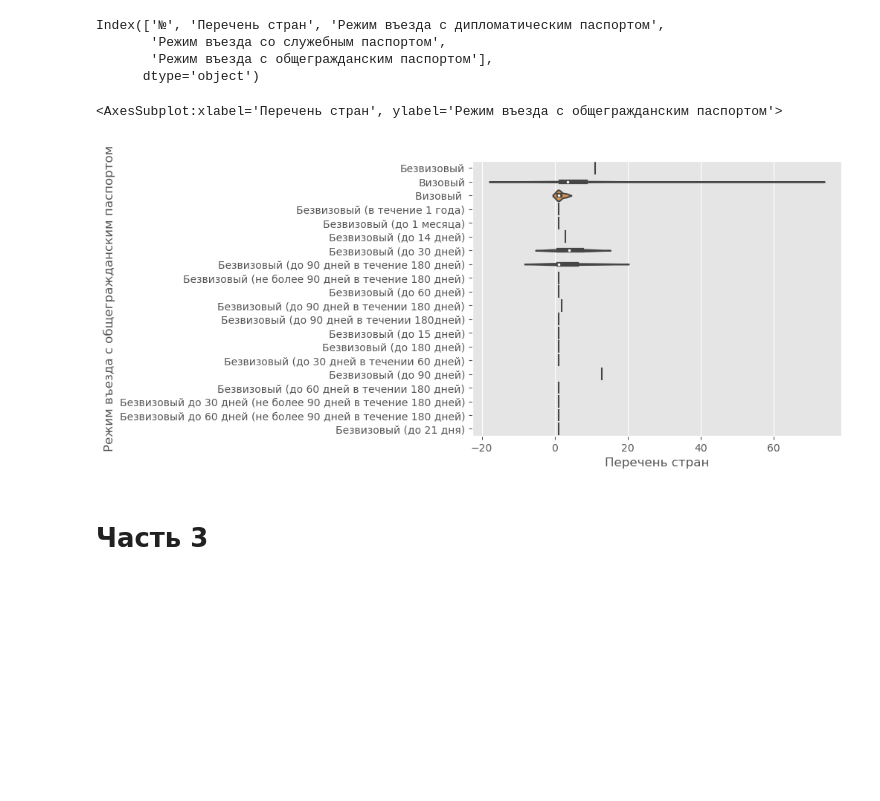
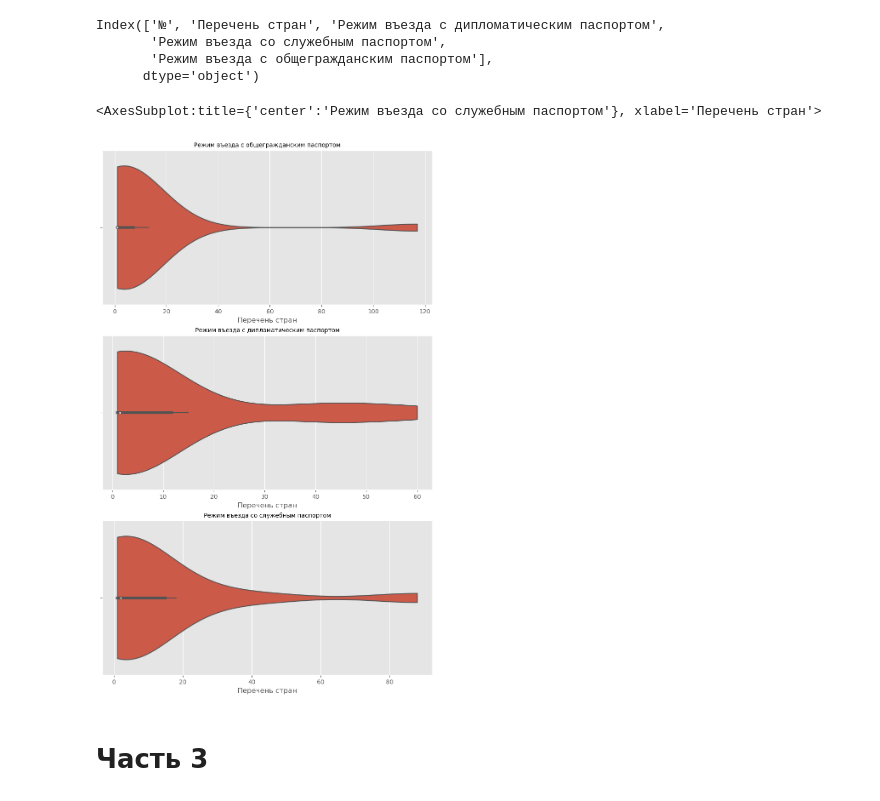
Before and after one commit to paulyurlov/DataVisualization, a Jupyter notebook: Семринар_11.ipynb, the cells around one changed output. Saved outputs shown, nothing was run; the diff lists cells and outputs as text; code cells hidden in the pictures; blank space fills up the shorter version.

```diff
--- a/Семринар_11.ipynb
+++ b/Семринар_11.ipynb
@@ -107,14 +108,24 @@ Index(['№', 'Перечень стран', 'Режим въезда с дип
        'Режим въезда со служебным паспортом',
        'Режим въезда с общегражданским паспортом'],
       dtype='object')
-# %%
-tmp = df.groupby(by=['Режим въезда с дипломатическим паспортом',
-       'Режим въезда со служебным паспортом',
-       'Режим въезда с общегражданским паспортом']).count().reset_index()
-sns.violinplot(data=tmp, x="Перечень стран", y="Режим въезда с общегражданским паспортом")
-# %% [output]
-<AxesSubplot:xlabel='Перечень стран', ylabel='Режим въезда с общегражданским паспортом'>
-[figure, removed]
+# %%
+fig, ax = plt.subplots(3, 1, figsize=(10, 16))
+
+tmp = df.groupby(by=['Режим въезда с общегражданским паспортом']).count().reset_index()
+ax[0].set_title('Режим въезда с общегражданским паспортом', fontsize=10)
+sns.violinplot(data=tmp, x="Перечень стран", cut=0, ax=ax[0])
+
+
+tmp = df.groupby(by=['Режим въезда с дипломатическим паспортом']).count().reset_index()
+ax[1].set_title('Режим въезда с дипломатическим паспортом', fontsize=10)
+sns.violinplot(data=tmp, x="Перечень стран", cut=0, ax=ax[1])
+
+tmp = df.groupby(by=['Режим въезда со служебным паспортом']).count().reset_index()
+ax[2].set_title('Режим въезда со служебным паспортом', fontsize=10)
+sns.violinplot(data=tmp, x="Перечень стран", cut=0, ax=ax[2])
+# %% [output]
+<AxesSubplot:title={'center':'Режим въезда со служебным паспортом'}, xlabel='Перечень стран'>
+[figure, added]
 # %% [markdown]
 # Часть 3
 # %%
```
Also changed, not shown: parts of 5 cells of this notebook, 1 other file.
